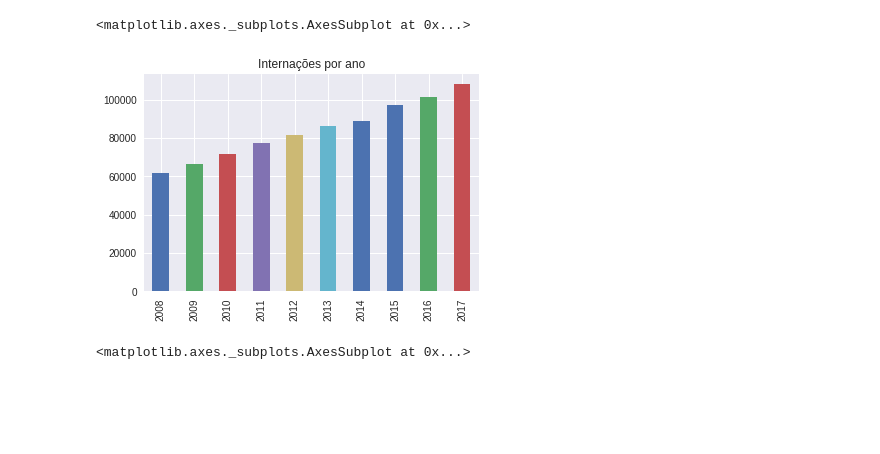
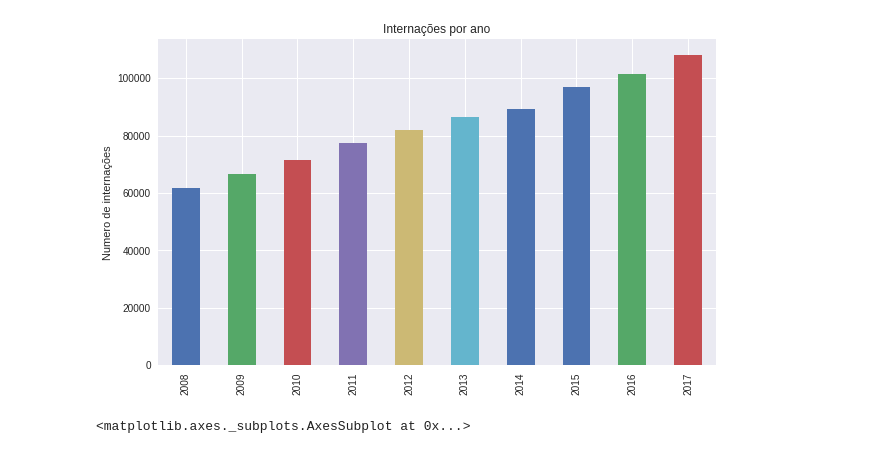
Before and after one commit to gbletsch/hematologic_hospitalizations_brazil, a Jupyter notebook: tcc.ipynb, the cells around one changed output. Cells and saved outputs as stored; diff of their text form; code cells hidden in the pictures; blank space fills up the shorter version.

```diff
--- a/tcc.ipynb
+++ b/tcc.ipynb
@@ -13,8 +13,6 @@ CACHEPATH, RAW_DATA, PRODUCED_DATASETS = create_cache_path()
 # %%
 %%time
 hemato = make_all_dataset(force_download='no')
-hemato.DT_INTER = pd.to_datetime(hemato.DT_INTER)
-hemato.DT_SAIDA = pd.to_datetime(hemato.DT_SAIDA)
 # %% [output]
 Optimizing df...
 
@@ -55,10 +23,11 @@ hemato.head()
 # %%
 # internações por ano:
-# plt.style.use('fivethirtyeight')
-hemato.ANO_CMPT.value_counts().sort_index().plot(kind='bar', title='Internações por ano')
+
+hemato.ANO_CMPT.value_counts().sort_index().plot(kind='bar', title='Internações por ano', figsize=(10, 6))
+plt.ylabel('Numero de internações')
+plt.show()
 # %% [output]
-<matplotlib.axes._subplots.AxesSubplot at 0x...>
-[figure, old version]
+[figure, new version]
 # %%
 # internações por UF
 
```
Also changed, not shown: parts of 4 cells of this notebook, 1 other file.
